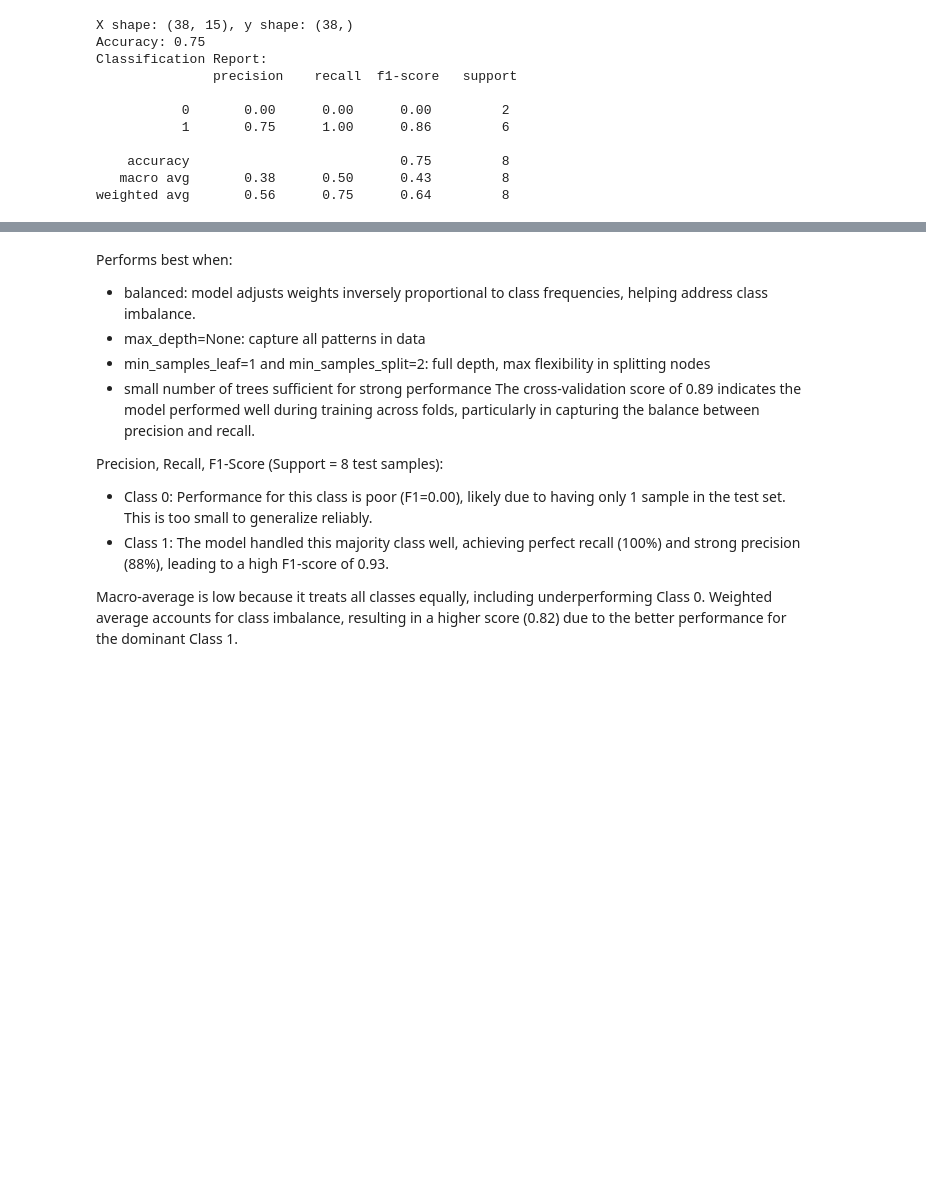
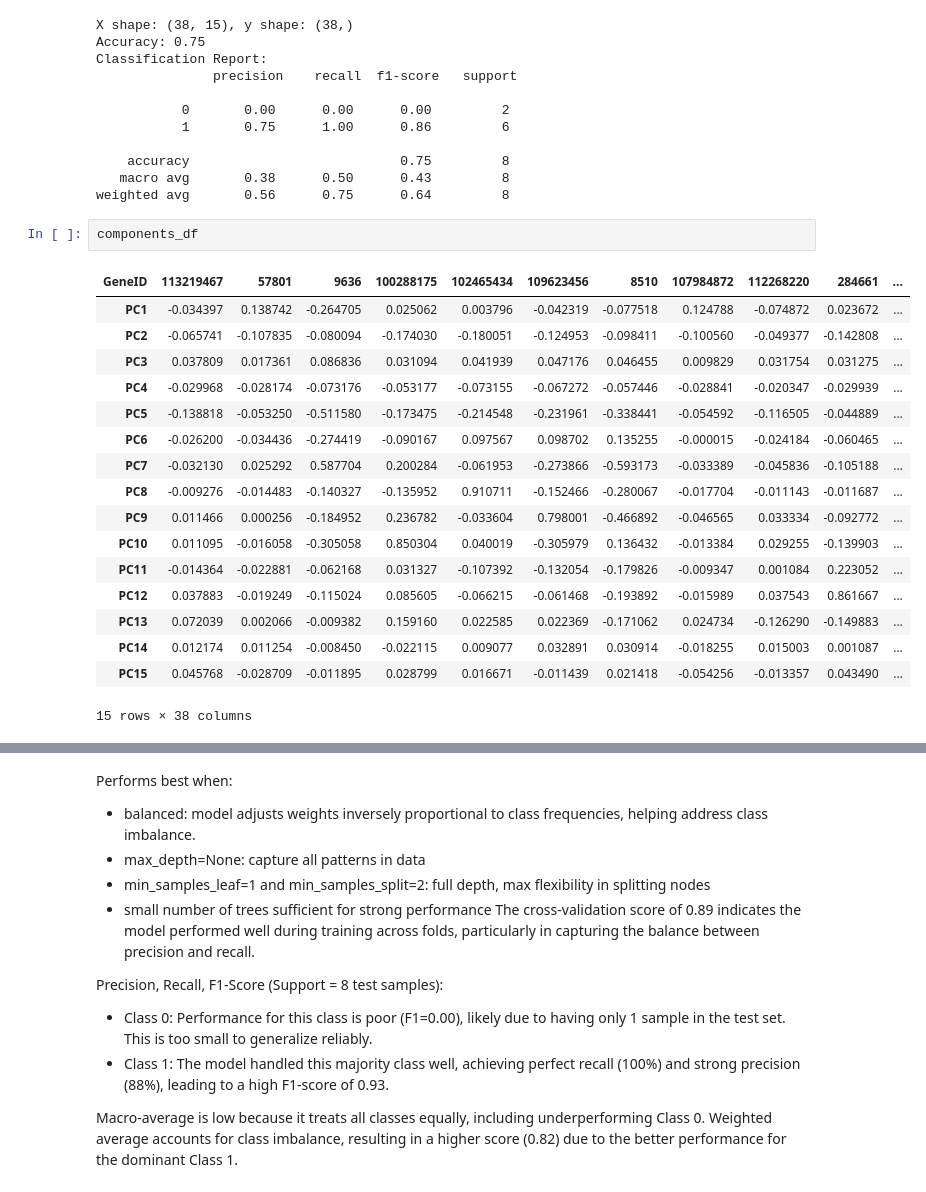
Before and after one commit to zoraizmohammad/LifeEdit-geneclassifier, a Jupyter notebook: Code/classifier_imt/forest_classifier.ipynb, the cells around one changed output, grey strips where cells are left out. Drawn from its saved outputs; the diff is of its cells as text; blank space fills up the shorter version.

```diff
--- a/Code/classifier_imt/forest_classifier.ipynb
+++ b/Code/classifier_imt/forest_classifier.ipynb
@@ -340,6 +376,26 @@ Classification Report:
     accuracy                           0.75         8
    macro avg       0.38      0.50      0.43         8
 weighted avg       0.56      0.75      0.64         8
+# %%
+components_df
+# %% [output]
+| GeneID | 113219467 | 57801 | 9636 | 100288175 | 102465434 | 109623456 | 8510 | 107984872 | 112268220 | 284661 | ... |
+| PC1 | -0.034397 | 0.138742 | -0.264705 | 0.025062 | 0.003796 | -0.042319 | -0.077518 | 0.124788 | -0.074872 | 0.023672 | ... |
+| PC2 | -0.065741 | -0.107835 | -0.080094 | -0.174030 | -0.180051 | -0.124953 | -0.098411 | -0.100560 | -0.049377 | -0.142808 | ... |
+| PC3 | 0.037809 | 0.017361 | 0.086836 | 0.031094 | 0.041939 | 0.047176 | 0.046455 | 0.009829 | 0.031754 | 0.031275 | ... |
+| PC4 | -0.029968 | -0.028174 | -0.073176 | -0.053177 | -0.073155 | -0.067272 | -0.057446 | -0.028841 | -0.020347 | -0.029939 | ... |
+| PC5 | -0.138818 | -0.053250 | -0.511580 | -0.173475 | -0.214548 | -0.231961 | -0.338441 | -0.054592 | -0.116505 | -0.044889 | ... |
+| PC6 | -0.026200 | -0.034436 | -0.274419 | -0.090167 | 0.097567 | 0.098702 | 0.135255 | -0.000015 | -0.024184 | -0.060465 | ... |
+| PC7 | -0.032130 | 0.025292 | 0.587704 | 0.200284 | -0.061953 | -0.273866 | -0.593173 | -0.033389 | -0.045836 | -0.105188 | ... |
+| PC8 | -0.009276 | -0.014483 | -0.140327 | -0.135952 | 0.910711 | -0.152466 | -0.280067 | -0.017704 | -0.011143 | -0.011687 | ... |
+| PC9 | 0.011466 | 0.000256 | -0.184952 | 0.236782 | -0.033604 | 0.798001 | -0.466892 | -0.046565 | 0.033334 | -0.092772 | ... |
+| PC10 | 0.011095 | -0.016058 | -0.305058 | 0.850304 | 0.040019 | -0.305979 | 0.136432 | -0.013384 | 0.029255 | -0.139903 | ... |
+| PC11 | -0.014364 | -0.022881 | -0.062168 | 0.031327 | -0.107392 | -0.132054 | -0.179826 | -0.009347 | 0.001084 | 0.223052 | ... |
+| PC12 | 0.037883 | -0.019249 | -0.115024 | 0.085605 | -0.066215 | -0.061468 | -0.193892 | -0.015989 | 0.037543 | 0.861667 | ... |
+| PC13 | 0.072039 | 0.002066 | -0.009382 | 0.159160 | 0.022585 | 0.022369 | -0.171062 | 0.024734 | -0.126290 | -0.149883 | ... |
+| PC14 | 0.012174 | 0.011254 | -0.008450 | -0.022115 | 0.009077 | 0.032891 | 0.030914 | -0.018255 | 0.015003 | 0.001087 | ... |
+| PC15 | 0.045768 | -0.028709 | -0.011895 | 0.028799 | 0.016671 | -0.011439 | 0.021418 | -0.054256 | -0.013357 | 0.043490 | ... |
+15 rows × 38 columns
 # %%
 import numpy as np
 import pandas as pd
```
Also changed, not shown: parts of 20 cells of this notebook.
